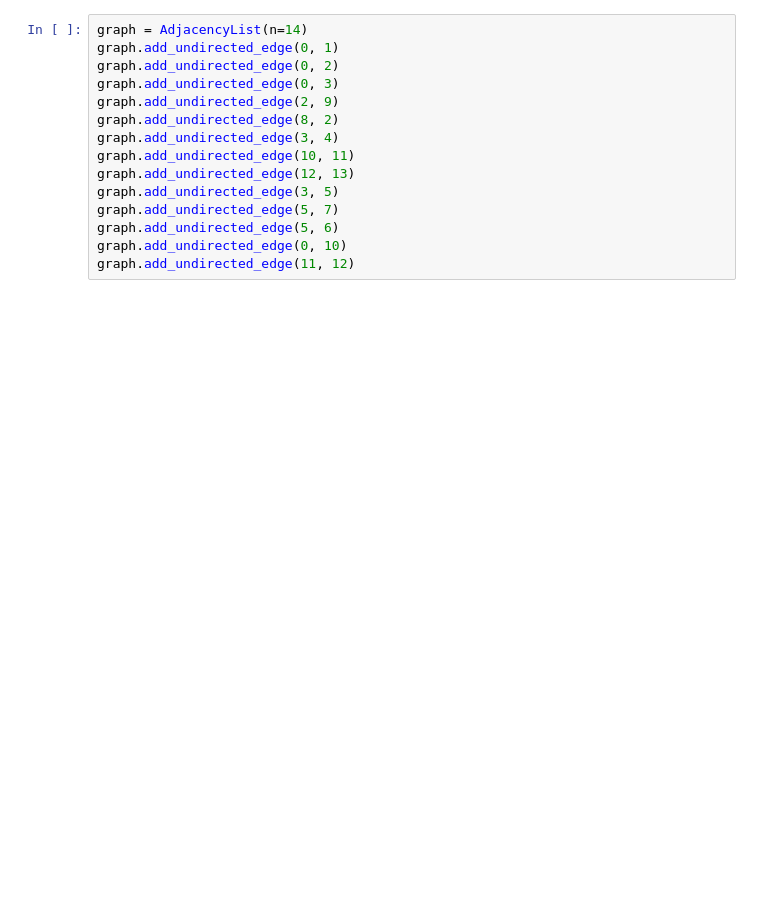
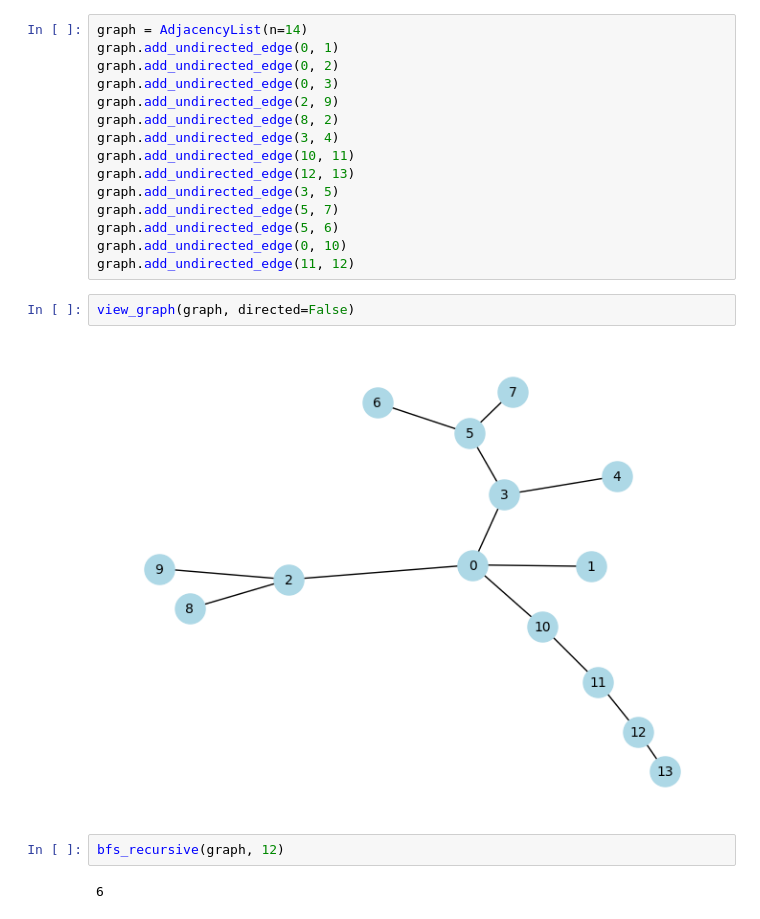
Before and after one commit to silasyl/graphtheory, a Jupyter notebook: debug.ipynb, the cells around one changed output. Cells and saved outputs as stored; diff of their text form; blank space fills up the shorter version.

```diff
--- a/debug.ipynb
+++ b/debug.ipynb
@@ -17,3 +18,11 @@ graph.add_undirected_edge(5, 7)
 graph.add_undirected_edge(5, 6)
 graph.add_undirected_edge(0, 10)
 graph.add_undirected_edge(11, 12)
+# %%
+view_graph(graph, directed=False)
+# %% [output]
+[figure, added]
+# %%
+bfs_recursive(graph, 12)
+# %% [output]
+6
```
Also changed, not shown: parts of 25 cells of this notebook, 4 other files.
